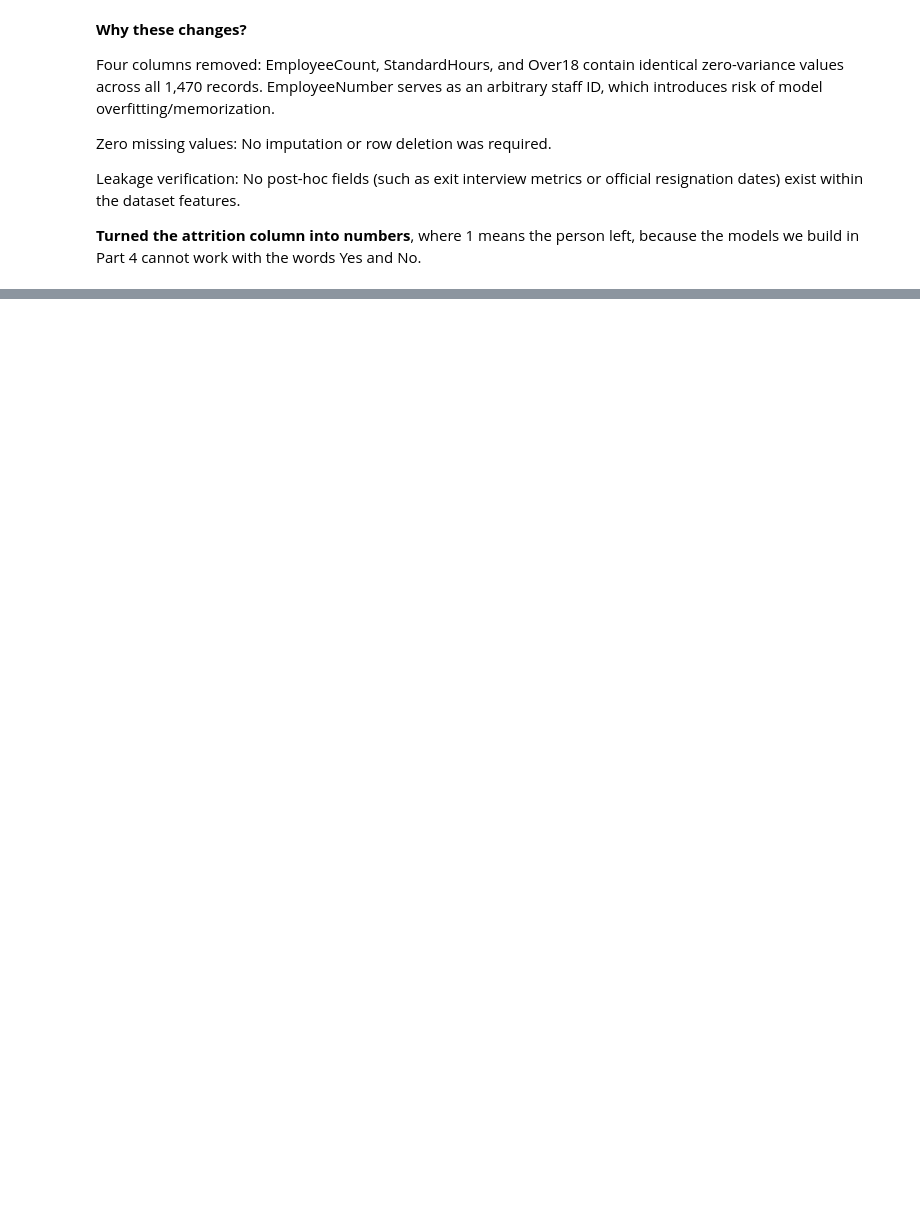
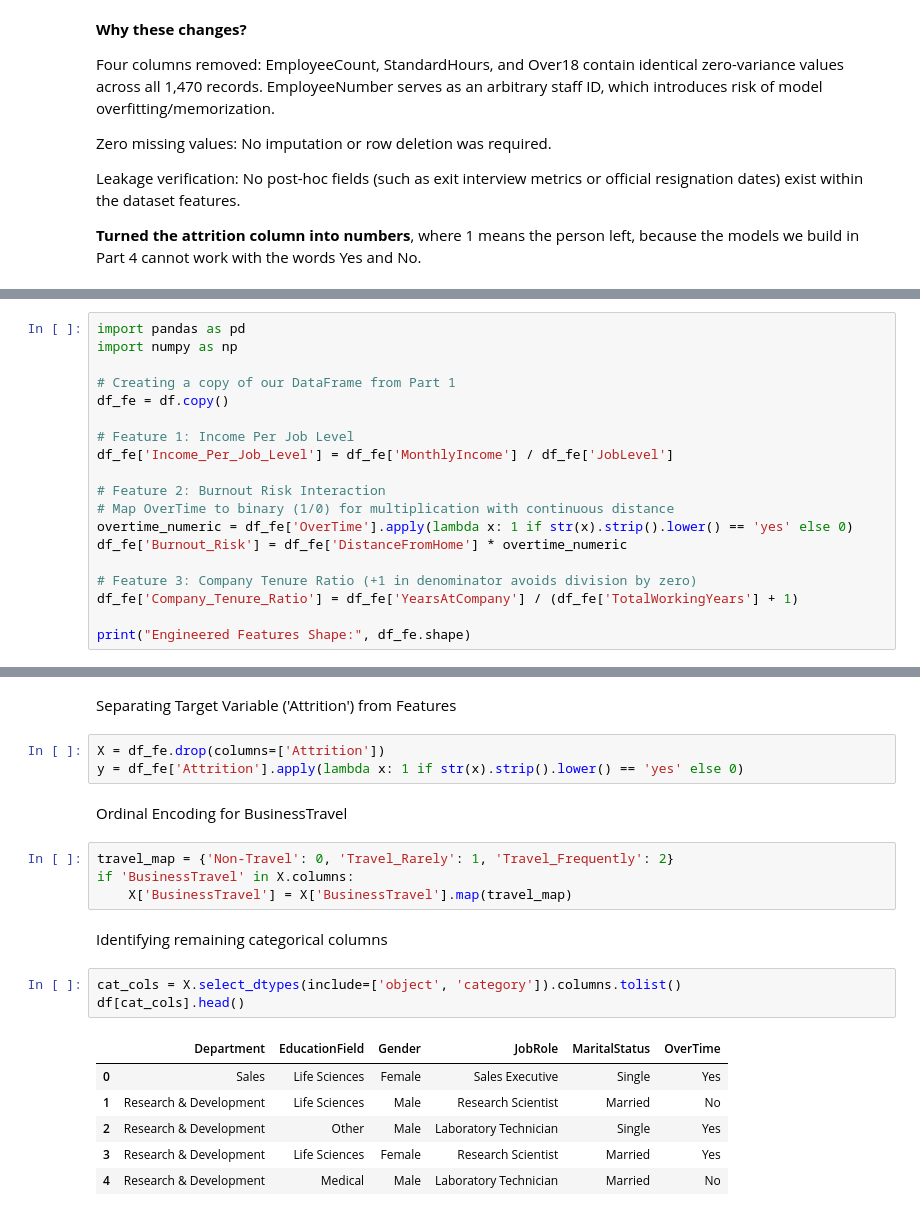
Before and after one commit to Praise-Oluwasikemi/TS-Academy-Group-4-IBM-HR-Analytics-Attrition, a Jupyter notebook: group_04_yourname.ipynb, the cells around one changed output, grey strips where cells are left out. Saved outputs shown, nothing was run; the diff lists cells and outputs as text; blank space fills up the shorter version.

```diff
--- a/group_04_yourname.ipynb
+++ b/group_04_yourname.ipynb
@@ -419,0 +432,19 @@ columns only hint at.
+# %%
+import pandas as pd
+import numpy as np
+
+# Creating a copy of our DataFrame from Part 1
+df_fe = df.copy()
+
+# Feature 1: Income Per Job Level
+df_fe['Income_Per_Job_Level'] = df_fe['MonthlyIncome'] / df_fe['JobLevel']
+
+# Feature 2: Burnout Risk Interaction
+# Map OverTime to binary (1/0) for multiplication with continuous distance
+overtime_numeric = df_fe['OverTime'].apply(lambda x: 1 if str(x).strip().lower() == 'yes' else 0)
+df_fe['Burnout_Risk'] = df_fe['DistanceFromHome'] * overtime_numeric
+
+# Feature 3: Company Tenure Ratio (+1 in denominator avoids division by zero)
+df_fe['Company_Tenure_Ratio'] = df_fe['YearsAtCompany'] / (df_fe['TotalWorkingYears'] + 1)
+
+print("Engineered Features Shape:", df_fe.shape)
@@ -419,0 +470,23 @@ columns only hint at.
+# %% [markdown]
+Separating Target Variable ('Attrition') from Features
+# %%
+X = df_fe.drop(columns=['Attrition'])
+y = df_fe['Attrition'].apply(lambda x: 1 if str(x).strip().lower() == 'yes' else 0)
+# %% [markdown]
+Ordinal Encoding for BusinessTravel
+# %%
+travel_map = {'Non-Travel': 0, 'Travel_Rarely': 1, 'Travel_Frequently': 2}
+if 'BusinessTravel' in X.columns:
+    X['BusinessTravel'] = X['BusinessTravel'].map(travel_map)
+# %% [markdown]
+Identifying remaining categorical columns
+# %%
+cat_cols = X.select_dtypes(include=['object', 'category']).columns.tolist()
+df[cat_cols].head()
+# %% [output]
+|  | Department | EducationField | Gender | JobRole | MaritalStatus | OverTime |
+| 0 | Sales | Life Sciences | Female | Sales Executive | Single | Yes |
+| 1 | Research & Development | Life Sciences | Male | Research Scientist | Married | No |
+| 2 | Research & Development | Other | Male | Laboratory Technician | Single | Yes |
+| 3 | Research & Development | Life Sciences | Female | Research Scientist | Married | Yes |
+| 4 | Research & Development | Medical | Male | Laboratory Technician | Married | No |
```
Also changed, not shown: parts of 18 cells of this notebook.
